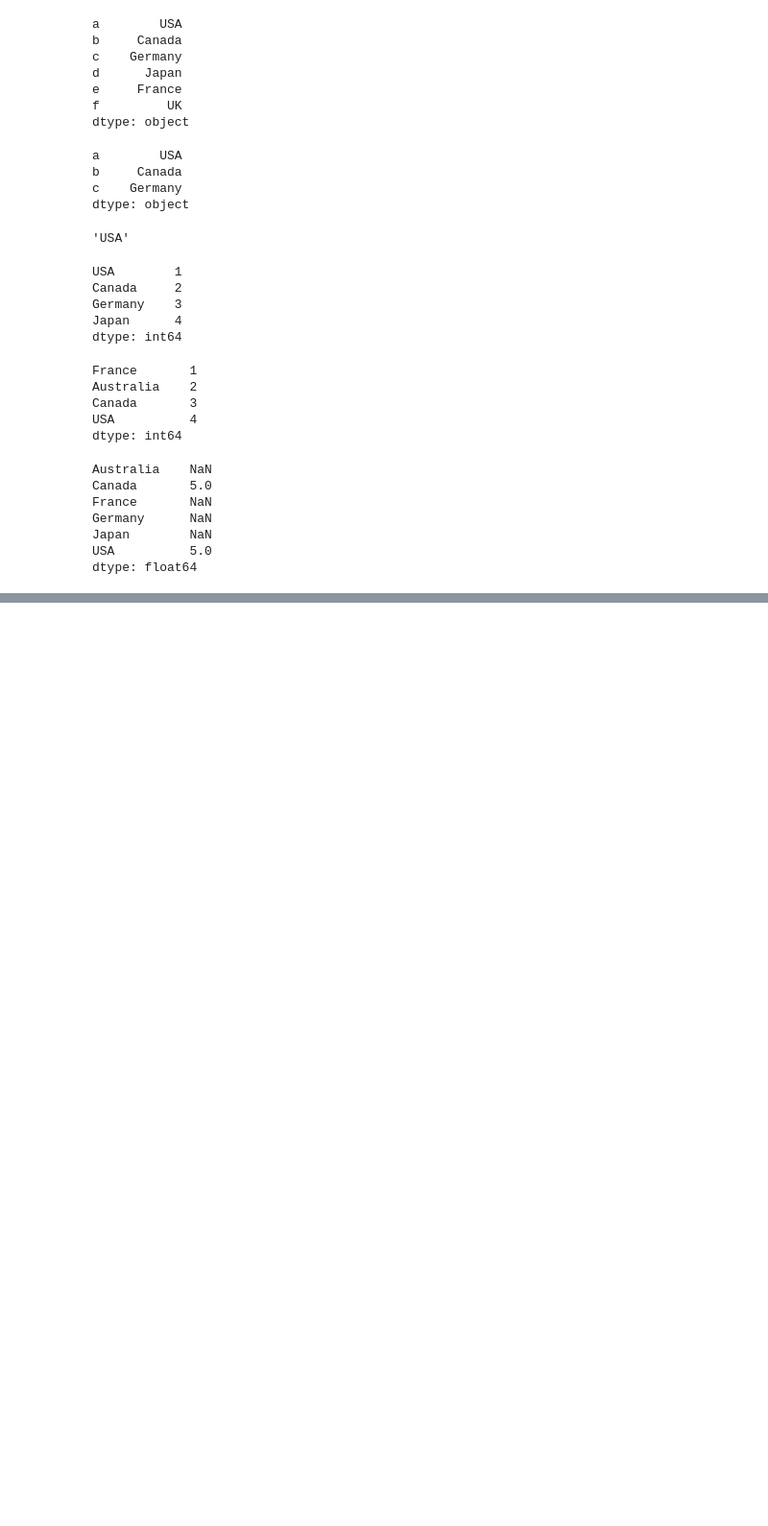
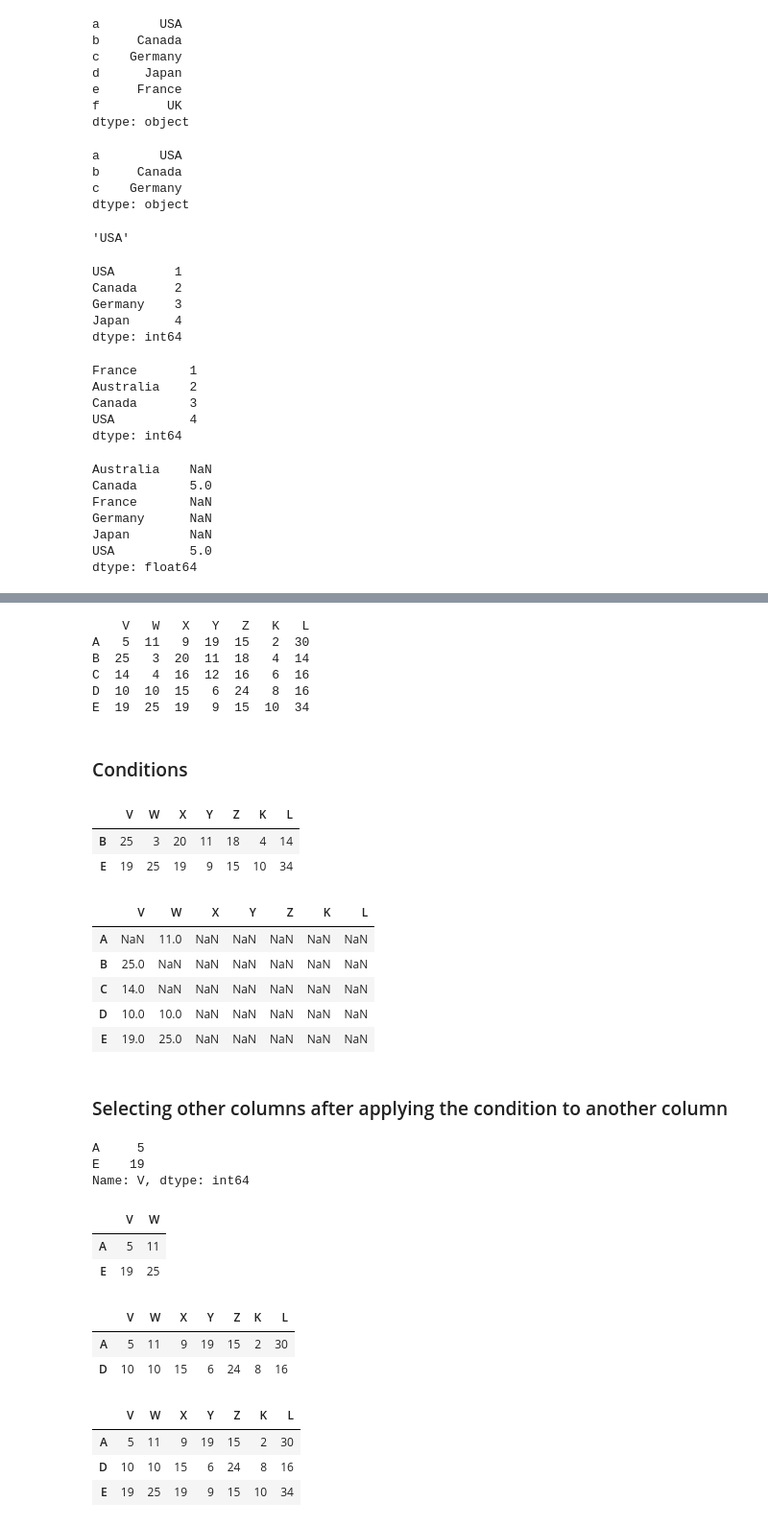
Before and after one commit to Kartikeya-Srivastava/Python_Learning, a Jupyter notebook: Pandas.ipynb, the cells around one changed output, grey strips where cells are left out. Shown at 96% size. Saved outputs shown, nothing was run; the diff lists cells and outputs as text; code cells hidden in the pictures; blank space fills up the shorter version.

```diff
--- a/Pandas.ipynb
+++ b/Pandas.ipynb
@@ -56,0 +148,18 @@ dtype: float64
+# %%
+df['L'] = df['W']+df['Y']
+print(df)
+# %% [output]
+    V   W   X   Y   Z   K   L
+A   5  11   9  19  15   2  30
+B  25   3  20  11  18   4  14
+C  14   4  16  12  16   6  16
+D  10  10  15   6  24   8  16
+E  19  25  19   9  15  10  34
+# %% [markdown]
+### Conditions
+# %%
+df[df['V']>15]
+# %% [output]
+|  | V | W | X | Y | Z | K | L |
+| B | 25 | 3 | 20 | 11 | 18 | 4 | 14 |
+| E | 19 | 25 | 19 | 9 | 15 | 10 | 34 |
@@ -56,0 +170,23 @@ dtype: float64
+# %%
+df[df[['V','W']]>5]
+# %% [output]
+|  | V | W | X | Y | Z | K | L |
+| A | NaN | 11.0 | NaN | NaN | NaN | NaN | NaN |
+| B | 25.0 | NaN | NaN | NaN | NaN | NaN | NaN |
+| C | 14.0 | NaN | NaN | NaN | NaN | NaN | NaN |
+| D | 10.0 | 10.0 | NaN | NaN | NaN | NaN | NaN |
+| E | 19.0 | 25.0 | NaN | NaN | NaN | NaN | NaN |
+# %% [markdown]
+### Selecting other columns after applying the condition to another column
+# %%
+df[df['W']>10]['V']
+# %% [output]
+A     5
+E    19
+Name: V, dtype: int64
+# %%
+df[df['W']>10][['V','W']]
+# %% [output]
+|  | V | W |
+| A | 5 | 11 |
+| E | 19 | 25 |
@@ -56,0 +199,13 @@ dtype: float64
+# %%
+df[(df['W']>7) & (df['V']<15)]
+# %% [output]
+|  | V | W | X | Y | Z | K | L |
+| A | 5 | 11 | 9 | 19 | 15 | 2 | 30 |
+| D | 10 | 10 | 15 | 6 | 24 | 8 | 16 |
+# %%
+df[(df['W']>7) & (df['X']<20)]
+# %% [output]
+|  | V | W | X | Y | Z | K | L |
+| A | 5 | 11 | 9 | 19 | 15 | 2 | 30 |
+| D | 10 | 10 | 15 | 6 | 24 | 8 | 16 |
+| E | 19 | 25 | 19 | 9 | 15 | 10 | 34 |
```
Also changed, not shown: parts of 38 cells of this notebook, 1 other file.
